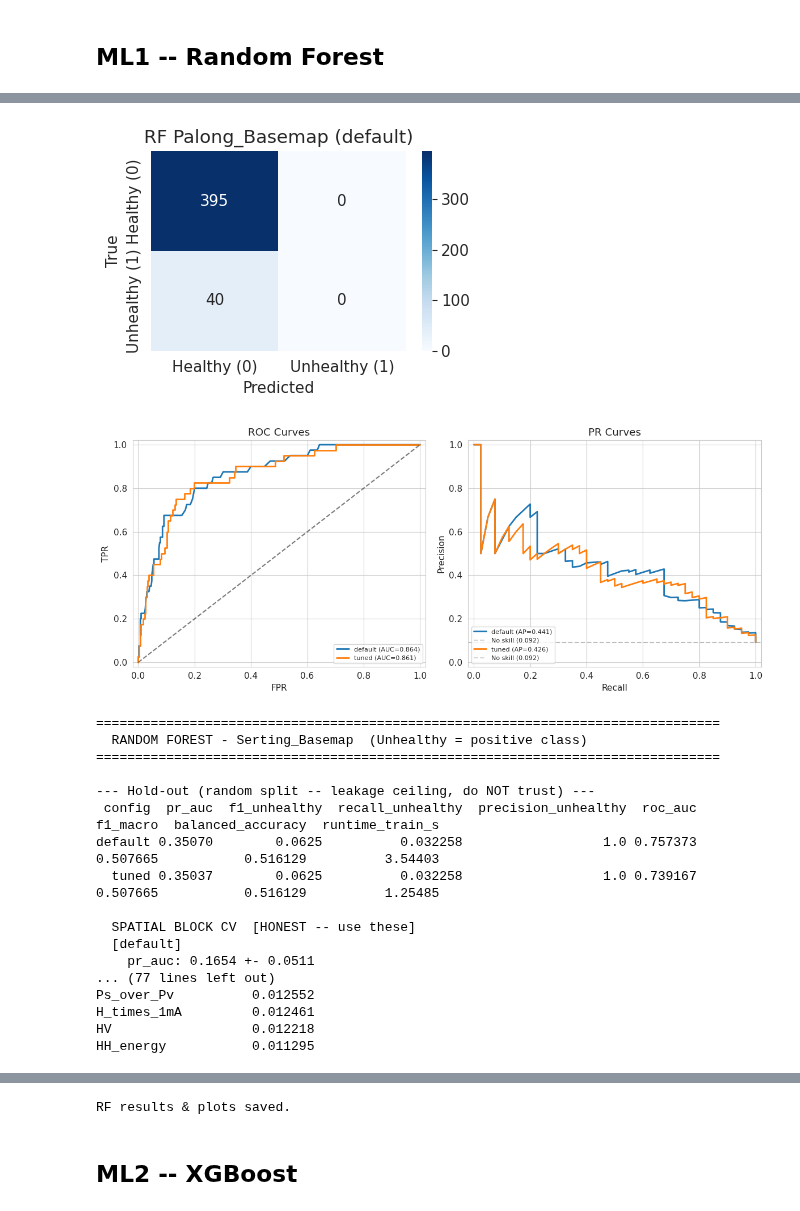
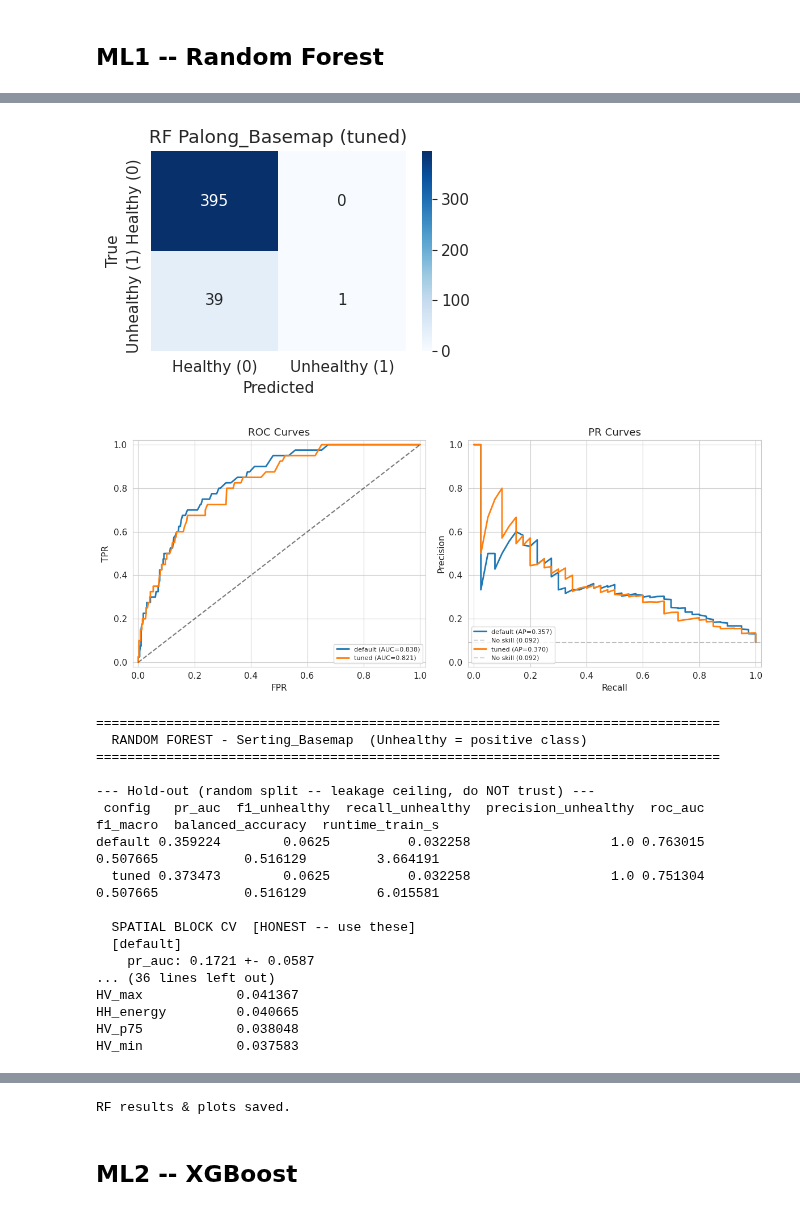
Before and after one commit to Leejames2305/SAR-OilPalm-Detection, a Jupyter notebook: main.ipynb, the cells around one changed output, grey strips where cells are left out. Drawn from its saved outputs; the diff is of its cells as text; code cells hidden in the pictures.

Commit message:
feat: Top 20 features selection, RF still less than ideal

```diff
--- a/main.ipynb
+++ b/main.ipynb
@@ -1835,6 +1849,7 @@ Section 4 ready.
 #   5. Tuned with the same impute+dedup pipeline inside CV (honest scores).
 # ============================================================================
 from sklearn.impute import SimpleImputer
+from sklearn.feature_selection import SelectKBest, mutual_info_classif
 from sklearn.base import BaseEstimator, TransformerMixin
 
 # --- drop constant & near-collinear feature columns (X only, no label leak) ---
@@ -1876,12 +1891,26 @@ class DropRedundantFeatures(BaseEstimator, TransformerMixin):
     def transform(self, X):
         return X[self.kept_cols_]
 
-# RF pipeline: dedup -> impute missing -> RandomForest
-# (kept in every split so feature selection / imputation never see held-out data)
-def make_rf_pipe(rf):
+# --- supervised MI top-k filter (POC-4 validated) --------------------------------
+# Under the HONEST spatial-block CV used by the Section-4 restart harness:
+#   * a supervised mutual-information top-k stage beats BOTH the raw feature dump
+#     AND the dedup-only pipeline on PR-AUC / recall / balanced-accuracy.
+#   * PCA was the WORST reducer under spatial CV -> deliberately NOT used here.
+#   * k=20 was the sweet spot (k~3 over-pruned). The score is computed on the
+#     training fold only (this pipeline is fit/X_.fit inside CV), so it never
+#     sees held-out data -> no label/data leakage.
+SELECT_K = 20
+
+def _mi_score(X, y, _rs=RANDOM_STATE):
+    return mutual_info_classif(X, y, random_state=_rs)
+
+# RF pipeline: dedup -> impute -> supervised MI top-k -> RandomForest
+# (all steps kept in every split so dedup / imputation / selection never leak)
+def make_rf_pipe(rf, n_select=SELECT_K):
     return Pipeline([
         ('dedup',  DropRedundantFeatures(corr_thr=0.90)),
         ('impute', SimpleImputer(strategy='median')),
+        ('select', SelectKBest(_mi_score, k=n_select)),
         ('model',  rf),
     ])
 
@@ -1918,7 +1947,8 @@ for loc in LOCATIONS:
     rf_best_params[loc] = {k.replace('model__', ''): v
                            for k, v in rf_gs.best_params_.items()}
     n_kept = len(rf_gs.best_estimator_.named_steps['dedup'].kept_cols_)
-    print(f"  Features: {len(feature_names[loc])} -> {n_kept} kept after dedup")
+    n_sel  = rf_gs.best_estimator_.named_steps['select'].k
+    print(f"  Features: {len(feature_names[loc])} -> {n_kept} after dedup -> {n_sel} after MI select")
     print(f"  Best params: {rf_best_params[loc]}")
     print(f"  Best CV avg_precision: {rf_gs.best_score_:.4f}")
 
@@ -2028,14 +2058,16 @@ for loc in LOCATIONS:
     _print_cv_block('Random stratified CV',
                     rf_cv[rf_cv['eval_type'] == 'cv'], score_cols, is_headline=False)
 
-    # Feature importance (index = columns actually kept by the dedup step)
+    # Feature importance (index = columns surviving dedup AND the MI top-k select)
     best_cfg = rf_hold.sort_values('pr_auc', ascending=False).iloc[0]['config']
     factory = make_rf_tuned if 'tuned' in best_cfg else make_rf_default
     pipe_fi = make_rf_pipe(factory())
     pipe_fi.fit(SPLITS[loc]['X_train'], SPLITS[loc]['y_train'])
     kept_cols = pipe_fi.named_steps['dedup'].kept_cols_
-    imp = pd.Series(pipe_fi.named_steps['model'].feature_importances_, index=kept_cols)
-    print(f"\n--- Feature Importance (best: {best_cfg}, {len(kept_cols)} features kept) ---")
+    sel_mask = pipe_fi.named_steps['select'].get_support(indices=False)
+    sel_cols = [c for c, on in zip(kept_cols, sel_mask) if on]
+    imp = pd.Series(pipe_fi.named_steps['model'].feature_importances_, index=sel_cols)
+    print(f"\n--- Feature Importance (best: {best_cfg}, {len(sel_cols)} features kept) ---")
     print(imp.sort_values(ascending=False).to_string())
 
     # Confusion matrix (from the tuned hold-out row)
@@ -2079,19 +2111,19 @@ HV_contrast         0.011366
-[figure, old version]
+[figure, new version]
-[figure, old version]
+[figure, new version]
 ================================================================================
   RANDOM FOREST - Serting_Basemap  (Unhealthy = positive class)
 ================================================================================
 
 --- Hold-out (random split -- leakage ceiling, do NOT trust) ---
- config  pr_auc  f1_unhealthy  recall_unhealthy  precision_unhealthy  roc_auc  f1_macro  balanced_accuracy  runtime_train_s
-default 0.35070        0.0625          0.032258                  1.0 0.757373  0.507665           0.516129          3.54403
-  tuned 0.35037        0.0625          0.032258                  1.0 0.739167  0.507665           0.516129          1.25485
+ config   pr_auc  f1_unhealthy  recall_unhealthy  precision_unhealthy  roc_auc  f1_macro  balanced_accuracy  runtime_train_s
+default 0.359224        0.0625          0.032258                  1.0 0.763015  0.507665           0.516129         3.664191
+  tuned 0.373473        0.0625          0.032258                  1.0 0.751304  0.507665           0.516129         6.015581
 
   SPATIAL BLOCK CV  [HONEST -- use these]
   [default]
-    pr_auc: 0.1654 +- 0.0511
-... (77 lines left out)
-Ps_over_Pv          0.012552
-H_times_1mA         0.012461
-HV                  0.012218
-HH_energy           0.011295
+    pr_auc: 0.1721 +- 0.0587
+... (36 lines left out)
+HV_max            0.041367
+HH_energy         0.040665
+HV_p75            0.038048
+HV_min            0.037583
```
Also changed, not shown: parts of 6 cells of this notebook.
